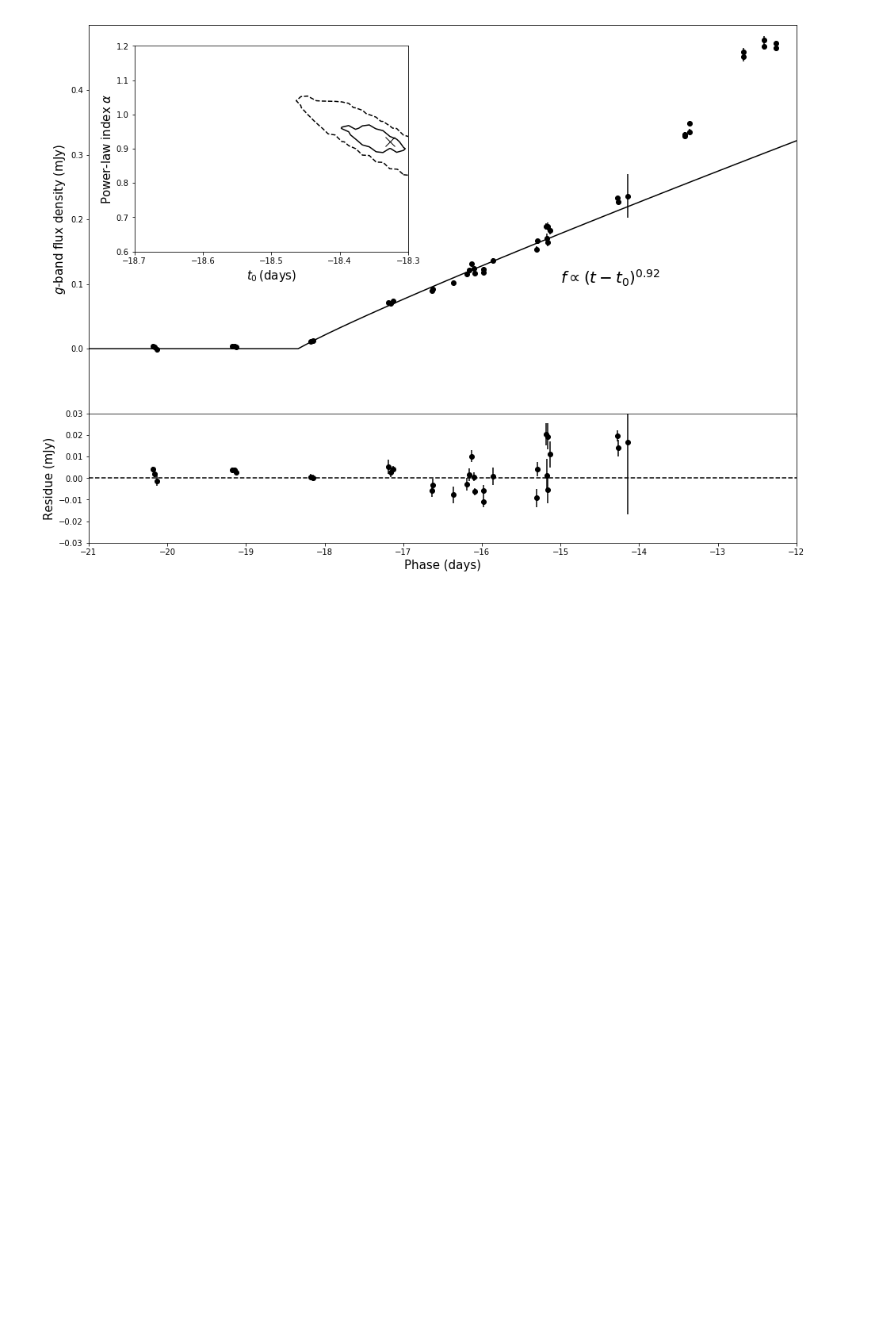
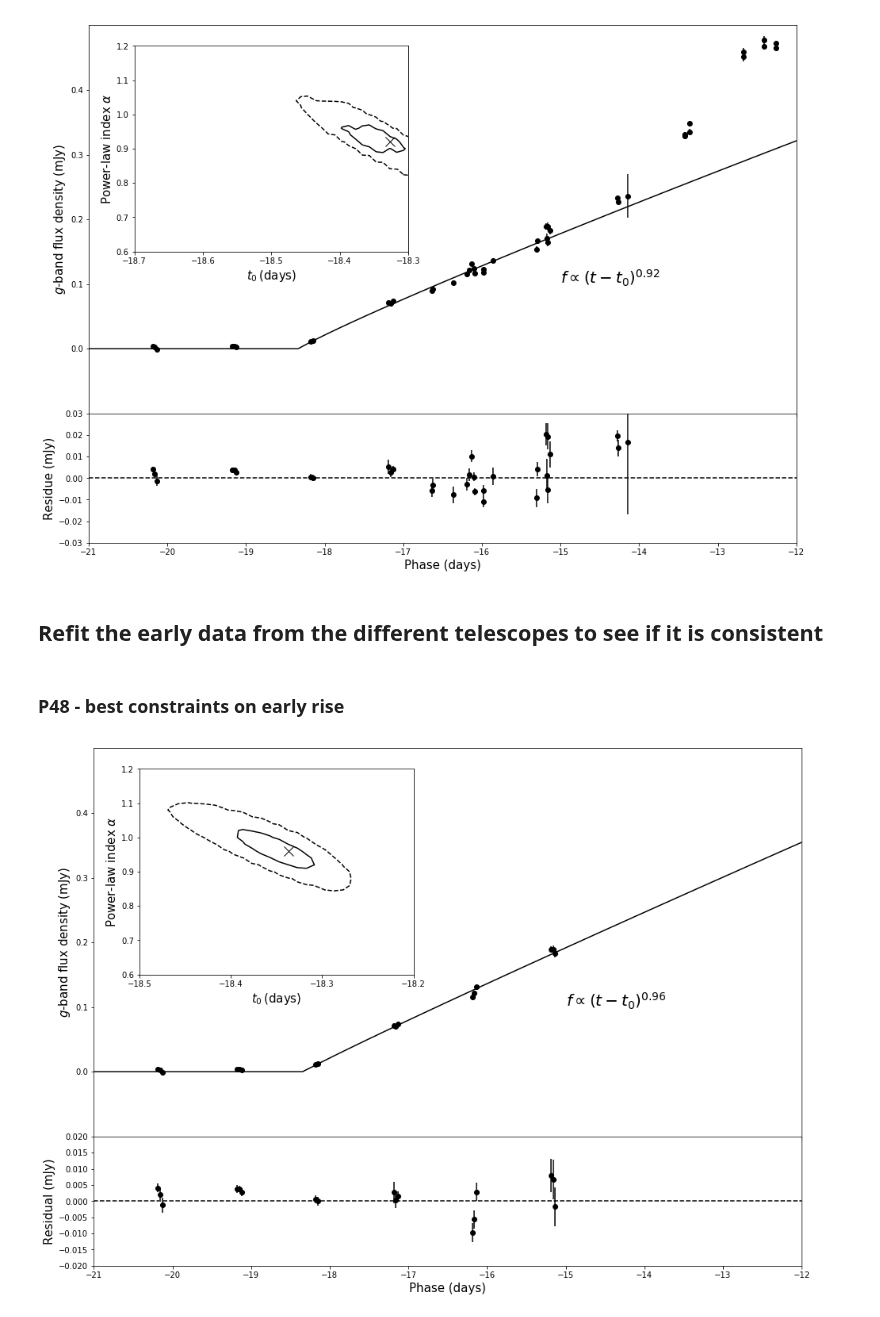
Before and after one commit to ycao-cit/iPTF16abc, a Jupyter notebook: data/LightCurveAnalysis.ipynb, the cells around one changed output. Cells and saved outputs as stored; diff of their text form; code cells hidden in the pictures; blank space fills up the shorter version.

Commit message:
Remove for loop to speed up analysis. Focus on only the early P48 obs to constrain early rise as the other observations are not all perfectly calibrated to the same system.

```diff
--- a/data/LightCurveAnalysis.ipynb
+++ b/data/LightCurveAnalysis.ipynb
@@ -365,3 +365,7 @@ inset.set_ylabel("Power-law index $\\alpha$", fontsize=15)
 plt.savefig("early_lc.pdf")
 # %% [output]
 [figure]
+# %% [markdown]
+## Refit the early data from the different telescopes to see if it is consistent
+# %% [markdown]
+### P48 - best constraints on early rise
@@ -367,0 +394,70 @@ plt.savefig("early_lc.pdf")
+# %%
+prob = np.sum(np.exp(-chi2 / 2), axis=2)
+prob /= np.sum(prob)
+X_2D, Y_2D = np.meshgrid(t0_range, alpha_range)
+
+flat_prob = prob.flatten()
+flat_prob.sort()
+total = 0
+one_sigma = -1
+three_sigma = -1
+for num in flat_prob[::-1]:
+    total += num
+    if one_sigma < 0 and total > 0.68:
+        one_sigma = num
+    if three_sigma < 0 and total > 0.997:
+        three_sigma = num
+# %%
+# make a nice plot for early data
+
+fig = plt.figure(figsize=(16, 12))
+fig.subplots_adjust(hspace=0.001)
+ax = plt.subplot2grid([4, 1], [0, 0], rowspan=3)
+res = plt.subplot2grid([4, 1], [3, 0])
+t_max = 57499.537
+ax.errorbar(g_lc["time"] - t_max, g_lc["flux"] * 1e3,
+            yerr=g_lc["flux_err"] * 1e3,
+            linestyle='none',
+            marker='o',
+            markersize=6,
+            color='k')
+t = np.linspace(-3, 10, 101) + best_fit["t0"]
+ax.plot(t - t_max,
+        EarlyLCModel(t, best_fit["t0"], best_fit["alpha"], best_fit["C"]) * 1e3,
+        'k-')
+ax.text(-15, 0.10, "$f\\propto (t-t_0)^{%.2f}$" % best_fit["alpha"], fontsize=20)
+
+ax.set_xticklabels([])
+ax.set_yticks(np.arange(0, 0.5, 0.1))
+ax.set_ylabel("$g$-band flux density (mJy)", fontsize=15)
+ax.set_xlim(-21, -12)
+ax.set_ylim(-0.1, 0.5)
+
+res.errorbar(g_lc["time"] - t_max,
+             (g_lc["flux"] - EarlyLCModel(g_lc["time"], best_fit["t0"], best_fit["alpha"], best_fit["C"])) * 1e3,
+             yerr=g_lc["flux_err"] * 1e3,
+             linestyle="none",
+             marker="o",
+             markersize=6,
+             color='k')
+res.set_xlim(ax.get_xlim())
+res.set_ylim(-0.02, 0.02)
+res.hlines(0, *(res.get_xlim()), linestyle='--')
+
+res.set_xlabel("Phase (days)", fontsize=15)
+res.set_ylabel("Residual (mJy)", fontsize=15)
+
+
+inset = fig.add_axes([0.175, 0.55, 0.3, 0.3])
+contour = inset.contour(X_2D - t_max, Y_2D, prob, [three_sigma, one_sigma],
+                        colors="k", linestyles=["--", "-"])
+inset.plot(best_fit["t0"] - t_max, best_fit["alpha"], 'x', color="k", linestyle='none', markersize=12)
+inset.set_xlim(-18.5, -18.2)
+inset.set_ylim(0.6, 1.2)
+inset.set_xticks(np.arange(-18.5, -18.20, 0.1))
+inset.set_xlabel("$t_0\\,\\rm{(days)}$", fontsize=15)
+inset.set_ylabel("Power-law index $\\alpha$", fontsize=15)
+
+plt.savefig("early_lc.pdf")
+# %% [output]
+[figure, added]
```
Also changed, not shown: parts of 8 cells of this notebook.
